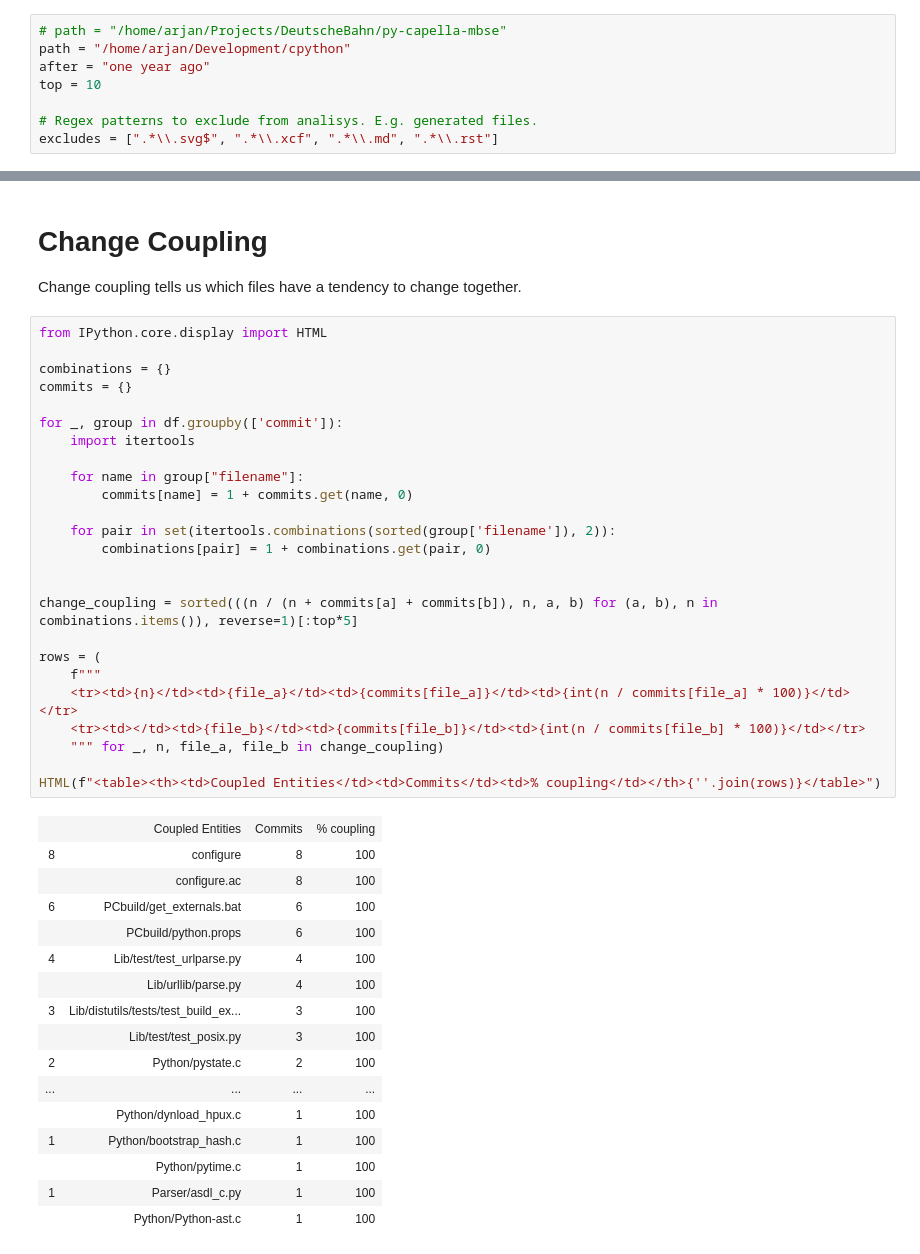
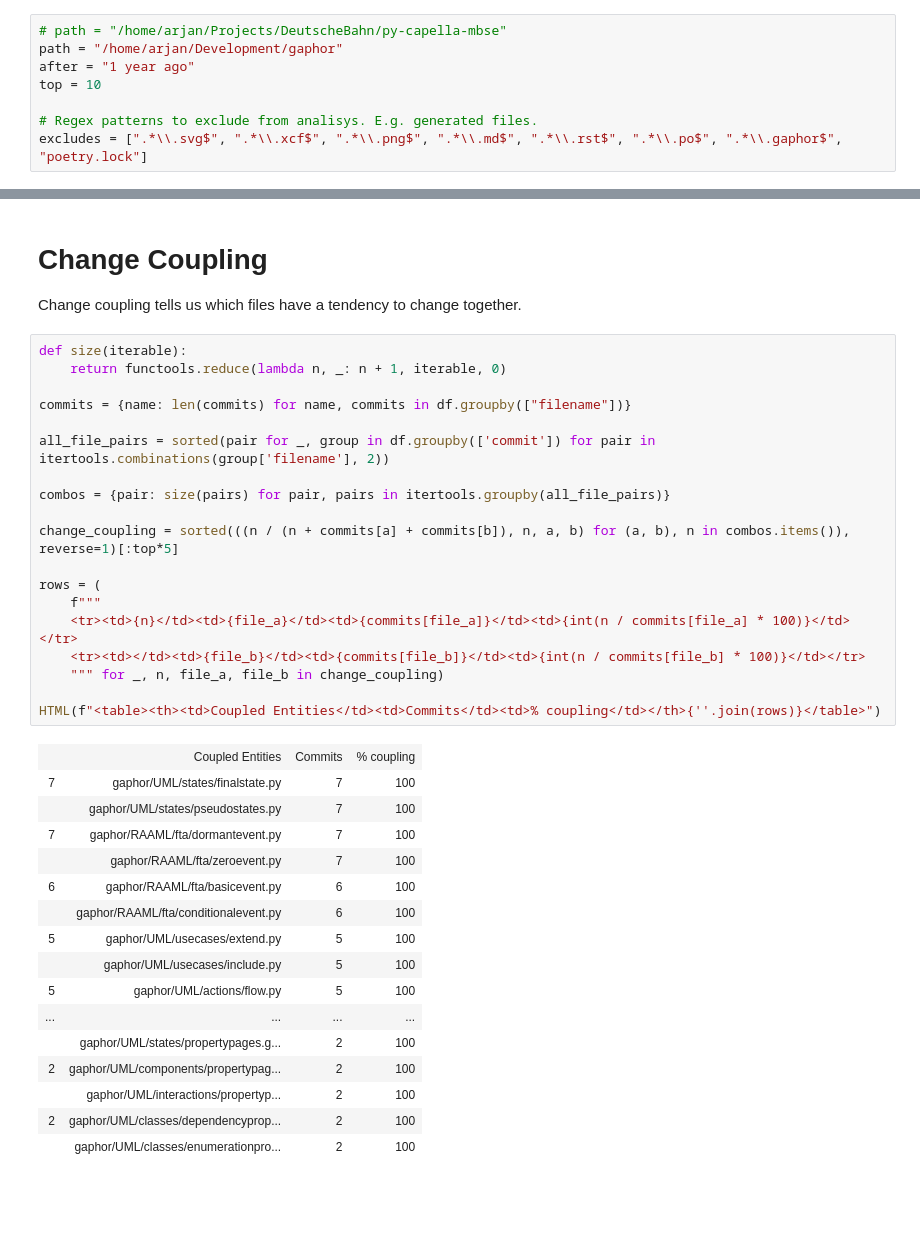
Before and after one commit to amolenaar/codescanner, a Jupyter notebook: Quick_Code_Analysis.ipynb, the cells around one changed output, grey strips where cells are left out. Drawn from its saved outputs; the diff is of its cells as text; blank space fills up the shorter version.

```diff
--- a/Quick_Code_Analysis.ipynb
+++ b/Quick_Code_Analysis.ipynb
@@ -22,12 +22,12 @@ Ensure `git` can be be found.
 Change the variables below to point to your repo of interest, and give this notebook a spin (VS Code may ask if it needs to install a Jupyter kernel).
 # %%
 # path = "/home/arjan/Projects/DeutscheBahn/py-capella-mbse"
-path = "/home/arjan/Development/cpython"
-after = "one year ago"
+path = "/home/arjan/Development/gaphor"
+after = "1 year ago"
 top = 10
 
 # Regex patterns to exclude from analisys. E.g. generated files.
-excludes = [".*\\.svg$", ".*\\.xcf", ".*\\.md", ".*\\.rst"]
+excludes = [".*\\.svg$", ".*\\.xcf$", ".*\\.png$", ".*\\.md$", ".*\\.rst$", ".*\\.po$", ".*\\.gaphor$", "poetry.lock"]
 # %%
 import os
 import re
@@ -175,44 +168,38 @@ top_authors_per_package[:top]
 
 Change coupling tells us which files have a tendency to change together.
 # %%
-from IPython.core.display import HTML
+def size(iterable):
+    return functools.reduce(lambda n, _: n + 1, iterable, 0)
 
-combinations = {}
-commits = {}
+commits = {name: len(commits) for name, commits in df.groupby(["filename"])}
 
-for _, group in df.groupby(['commit']):
-    import itertools
+all_file_pairs = sorted(pair for _, group in df.groupby(['commit']) for pair in itertools.combinations(group['filename'], 2))
 
-    for name in group["filename"]:
-        commits[name] = 1 + commits.get(name, 0)
+combos = {pair: size(pairs) for pair, pairs in itertools.groupby(all_file_pairs)}
 
-    for pair in set(itertools.combinations(sorted(group['filename']), 2)):
-        combinations[pair] = 1 + combinations.get(pair, 0)
-
-
-change_coupling = sorted(((n / (n + commits[a] + commits[b]), n, a, b) for (a, b), n in combinations.items()), reverse=1)[:top*5]
+change_coupling = sorted(((n / (n + commits[a] + commits[b]), n, a, b) for (a, b), n in combos.items()), reverse=1)[:top*5]
 
 rows = (
     f"""
     <tr><td>{n}</td><td>{file_a}</td><td>{commits[file_a]}</td><td>{int(n / commits[file_a] * 100)}</td></tr>
     <tr><td></td><td>{file_b}</td><td>{commits[file_b]}</td><td>{int(n / commits[file_b] * 100)}</td></tr>
     """ for _, n, file_a, file_b in change_coupling)
 
 HTML(f"<table><th><td>Coupled Entities</td><td>Commits</td><td>% coupling</td></th>{''.join(rows)}</table>")
 # %% [output]
 |  | Coupled Entities | Commits | % coupling |
-| 8 | configure | 8 | 100 |
-|  | configure.ac | 8 | 100 |
-| 6 | PCbuild/get_externals.bat | 6 | 100 |
-|  | PCbuild/python.props | 6 | 100 |
-| 4 | Lib/test/test_urlparse.py | 4 | 100 |
-|  | Lib/urllib/parse.py | 4 | 100 |
-| 3 | Lib/distutils/tests/test_build_ex... | 3 | 100 |
-|  | Lib/test/test_posix.py | 3 | 100 |
-| 2 | Python/pystate.c | 2 | 100 |
+| 7 | gaphor/UML/states/finalstate.py | 7 | 100 |
+|  | gaphor/UML/states/pseudostates.py | 7 | 100 |
+| 7 | gaphor/RAAML/fta/dormantevent.py | 7 | 100 |
+|  | gaphor/RAAML/fta/zeroevent.py | 7 | 100 |
+| 6 | gaphor/RAAML/fta/basicevent.py | 6 | 100 |
+|  | gaphor/RAAML/fta/conditionalevent.py | 6 | 100 |
+| 5 | gaphor/UML/usecases/extend.py | 5 | 100 |
+|  | gaphor/UML/usecases/include.py | 5 | 100 |
+| 5 | gaphor/UML/actions/flow.py | 5 | 100 |
 | ... | ... | ... | ... |
-|  | Python/dynload_hpux.c | 1 | 100 |
-| 1 | Python/bootstrap_hash.c | 1 | 100 |
-|  | Python/pytime.c | 1 | 100 |
-| 1 | Parser/asdl_c.py | 1 | 100 |
-|  | Python/Python-ast.c | 1 | 100 |
+|  | gaphor/UML/states/propertypages.g... | 2 | 100 |
+| 2 | gaphor/UML/components/propertypag... | 2 | 100 |
+|  | gaphor/UML/interactions/propertyp... | 2 | 100 |
+| 2 | gaphor/UML/classes/dependencyprop... | 2 | 100 |
+|  | gaphor/UML/classes/enumerationpro... | 2 | 100 |
```
Also changed, not shown: parts of 9 cells of this notebook, 1 other file.
